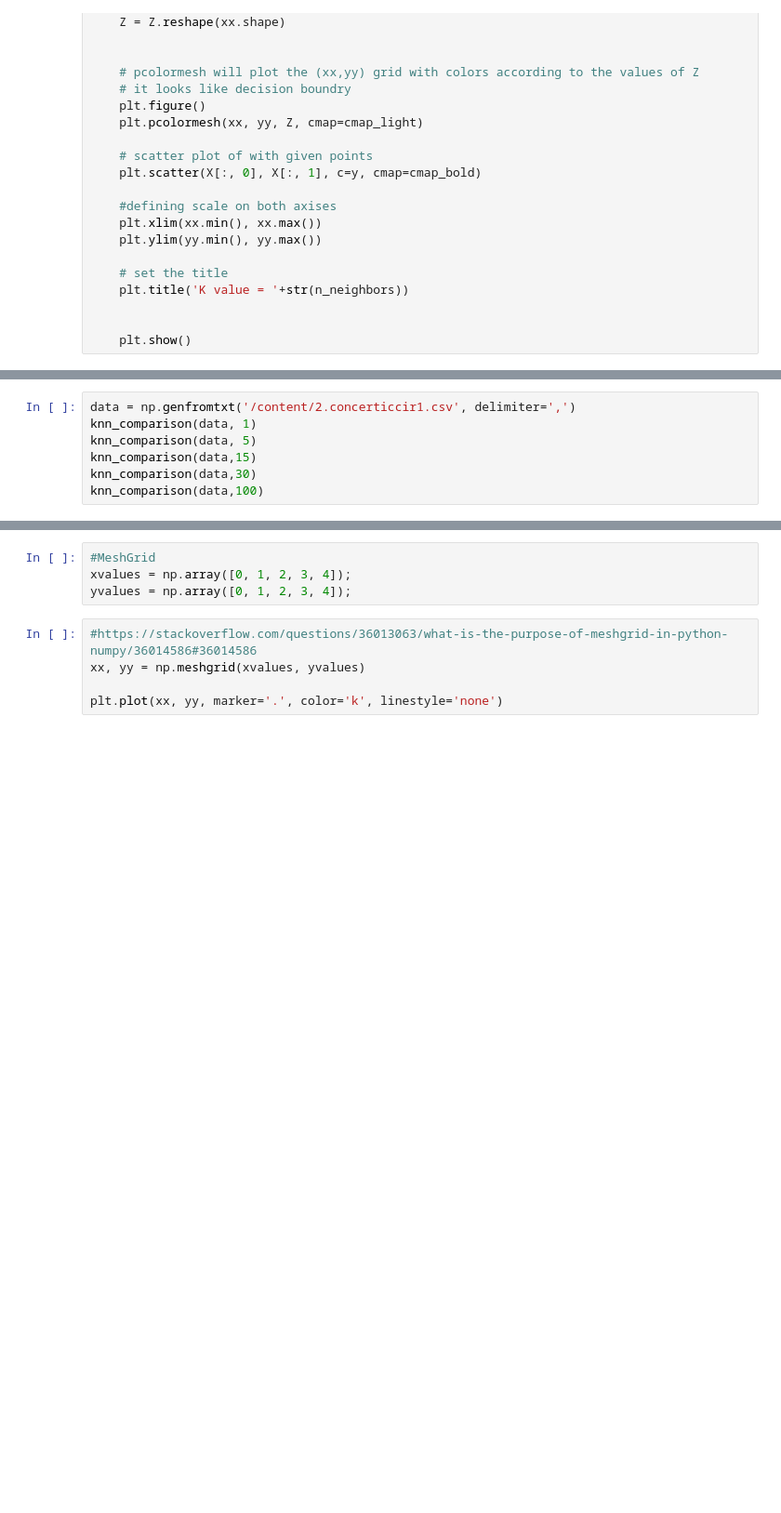
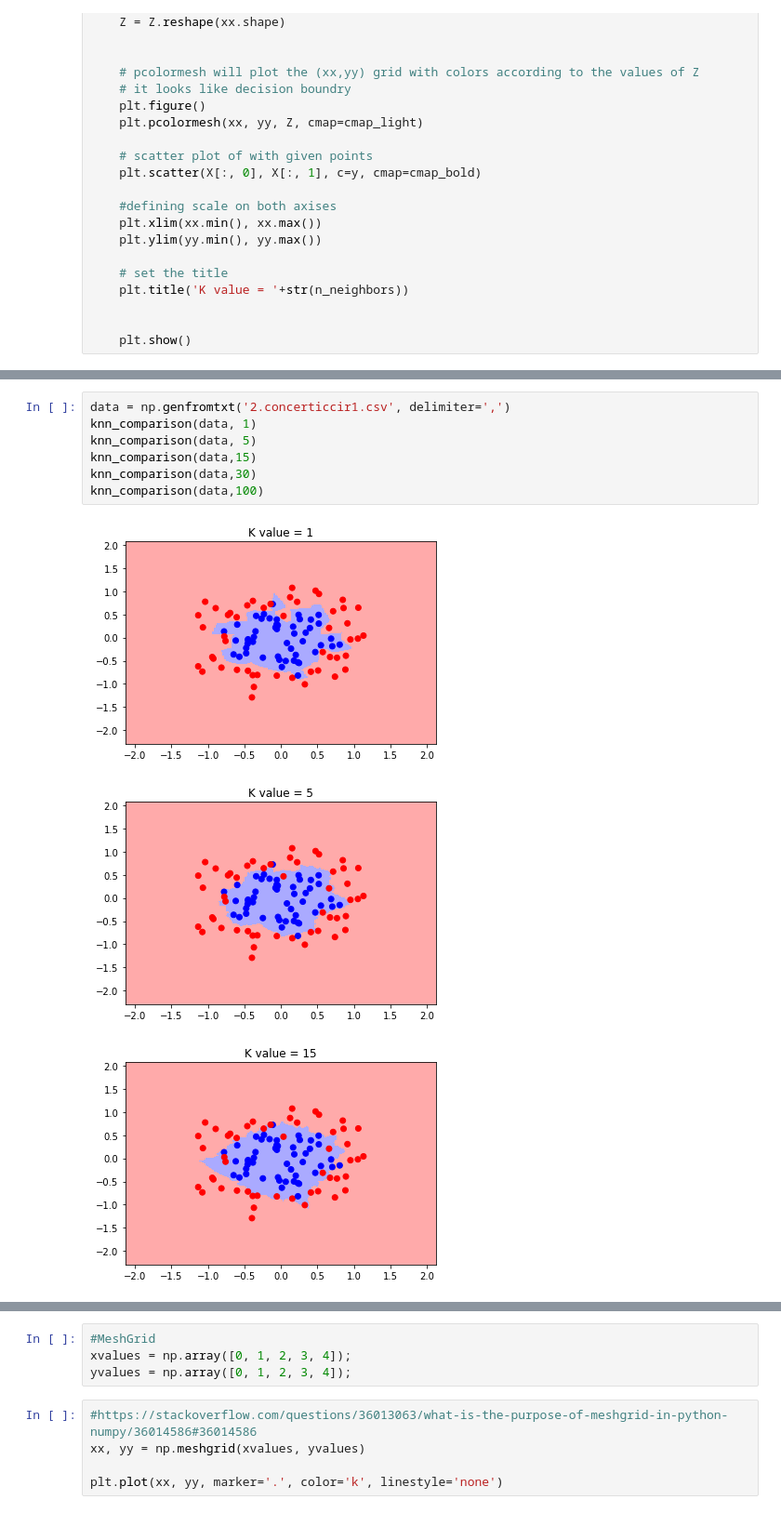
Before and after one commit to siddu541/Analytics, a Jupyter notebook: KNN_Classfier.ipynb, the cells around one changed output, grey strips where cells are left out. Shown at 93% size. Drawn from its saved outputs; the diff is of its cells as text; blank space fills up the shorter version.

```diff
--- a/KNN_Classfier.ipynb
+++ b/KNN_Classfier.ipynb
@@ -102,7 +113,11 @@ knn_comparison(data,30)
 # %%
-data = np.genfromtxt('/content/2.concerticcir1.csv', delimiter=',')
+data = np.genfromtxt('2.concerticcir1.csv', delimiter=',')
 knn_comparison(data, 1)
 knn_comparison(data, 5)
 knn_comparison(data,15)
 knn_comparison(data,30)
 knn_comparison(data,100)
+# %% [output]
+[figure, added]
+[figure, added]
+[figure, added]
```
Also changed, not shown: parts of 9 cells of this notebook.
